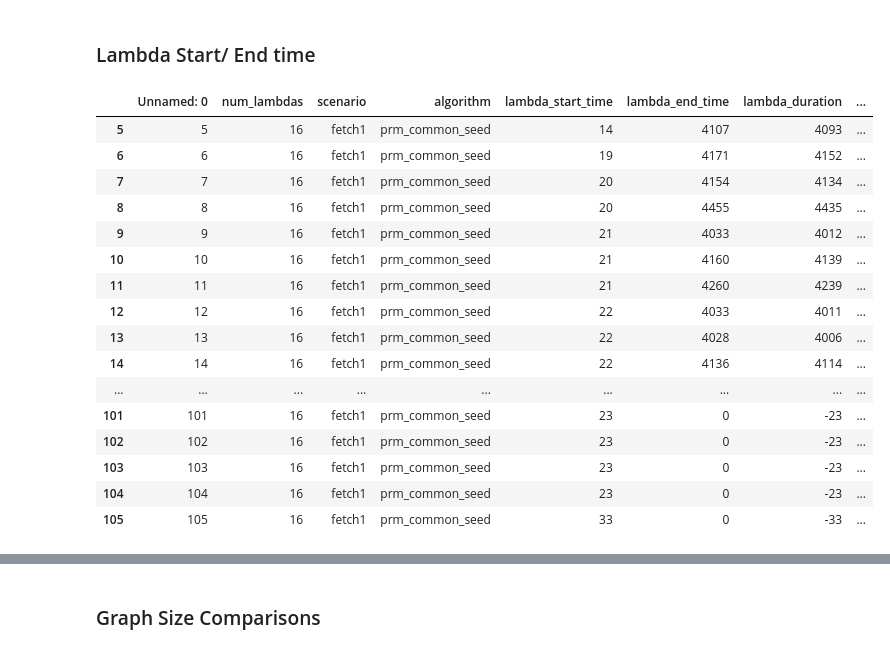
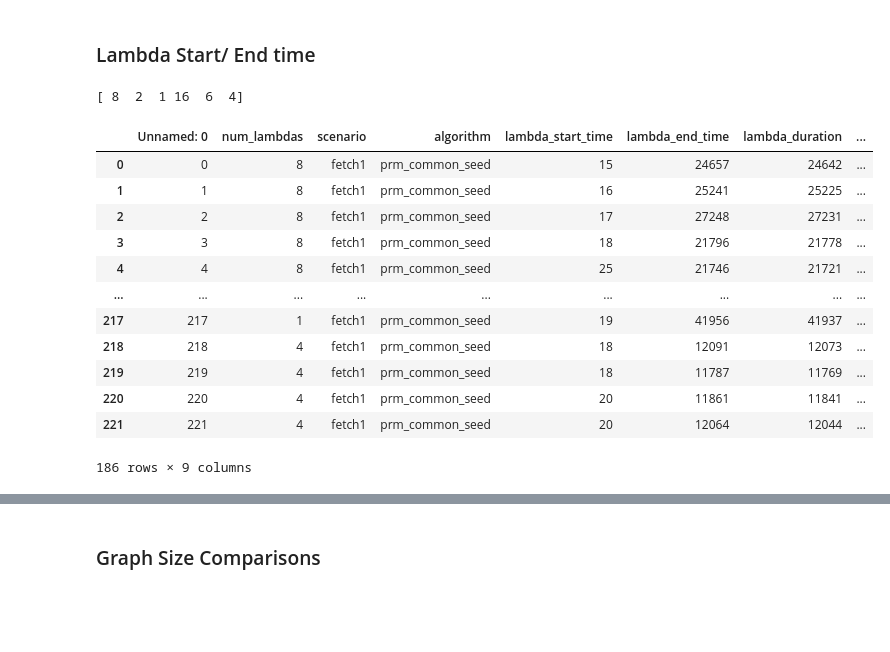
Before and after one commit to cryingpotat0/graph_mplambda, a Jupyter notebook: scripts/plotting.ipynb, the cells around one changed output, grey strips where cells are left out. Drawn from its saved outputs; the diff is of its cells as text; code cells hidden in the pictures; blank space fills up the shorter version.

```diff
--- a/scripts/plotting.ipynb
+++ b/scripts/plotting.ipynb
@@ -21,31 +21,29 @@ scenario = "fetch1"
 ### Lambda Start/ End time
 # %%
 df = pd.read_csv("{}/lambda_start_end_times.csv".format(ROOT))
-plot_lambdas = sorted([16])
+print(df["num_lambdas"].unique())
+plot_lambdas = sorted([1, 2, 4, 8, 16])
 plot_lambdas_id = "-".join(str(first) for first in plot_lambdas)
-SAVE_ROOT = "{}/{}/{}/{}".format(ROOT, scenario, ",".join(sorted(algorithm_names.keys())), plot_lambdas_id) #ROOT + "/" + plot_pairs_id
+SAVE_ROOT = "{}/{}/{}/{}/{}".format(ROOT, "figs", scenario, ",".join(sorted(algorithm_names.keys())), plot_lambdas_id) #ROOT + "/" + plot_pairs_id
 os.makedirs(SAVE_ROOT)
 df = df[df["num_lambdas"].isin(plot_lambdas)]
 df = df[df["scenario"] == scenario]
 df
 # %% [output]
+[ 8  2  1 16  6  4]
 |  | Unnamed: 0 | num_lambdas | scenario | algorithm | lambda_start_time | lambda_end_time | lambda_duration | ... |
-| 5 | 5 | 16 | fetch1 | prm_common_seed | 14 | 4107 | 4093 | ... |
-| 6 | 6 | 16 | fetch1 | prm_common_seed | 19 | 4171 | 4152 | ... |
-| 7 | 7 | 16 | fetch1 | prm_common_seed | 20 | 4154 | 4134 | ... |
-| 8 | 8 | 16 | fetch1 | prm_common_seed | 20 | 4455 | 4435 | ... |
-| 9 | 9 | 16 | fetch1 | prm_common_seed | 21 | 4033 | 4012 | ... |
-| 10 | 10 | 16 | fetch1 | prm_common_seed | 21 | 4160 | 4139 | ... |
-| 11 | 11 | 16 | fetch1 | prm_common_seed | 21 | 4260 | 4239 | ... |
-| 12 | 12 | 16 | fetch1 | prm_common_seed | 22 | 4033 | 4011 | ... |
-| 13 | 13 | 16 | fetch1 | prm_common_seed | 22 | 4028 | 4006 | ... |
-| 14 | 14 | 16 | fetch1 | prm_common_seed | 22 | 4136 | 4114 | ... |
+| 0 | 0 | 8 | fetch1 | prm_common_seed | 15 | 24657 | 24642 | ... |
+| 1 | 1 | 8 | fetch1 | prm_common_seed | 16 | 25241 | 25225 | ... |
+| 2 | 2 | 8 | fetch1 | prm_common_seed | 17 | 27248 | 27231 | ... |
+| 3 | 3 | 8 | fetch1 | prm_common_seed | 18 | 21796 | 21778 | ... |
+| 4 | 4 | 8 | fetch1 | prm_common_seed | 25 | 21746 | 21721 | ... |
 | ... | ... | ... | ... | ... | ... | ... | ... | ... |
-| 101 | 101 | 16 | fetch1 | prm_common_seed | 23 | 0 | -23 | ... |
-| 102 | 102 | 16 | fetch1 | prm_common_seed | 23 | 0 | -23 | ... |
-| 103 | 103 | 16 | fetch1 | prm_common_seed | 23 | 0 | -23 | ... |
-| 104 | 104 | 16 | fetch1 | prm_common_seed | 23 | 0 | -23 | ... |
-| 105 | 105 | 16 | fetch1 | prm_common_seed | 33 | 0 | -33 | ... |
+| 217 | 217 | 1 | fetch1 | prm_common_seed | 19 | 41956 | 41937 | ... |
+| 218 | 218 | 4 | fetch1 | prm_common_seed | 18 | 12091 | 12073 | ... |
+| 219 | 219 | 4 | fetch1 | prm_common_seed | 18 | 11787 | 11769 | ... |
+| 220 | 220 | 4 | fetch1 | prm_common_seed | 20 | 11861 | 11841 | ... |
+| 221 | 221 | 4 | fetch1 | prm_common_seed | 20 | 12064 | 12044 | ... |
+186 rows × 9 columns
 # %%
 for (graph_size, num_sample), group in df.groupby(["graph_size", "num_samples"]):
     group = group.reset_index()
```
Also changed, not shown: parts of 1 cell of this notebook, 2 other files.
